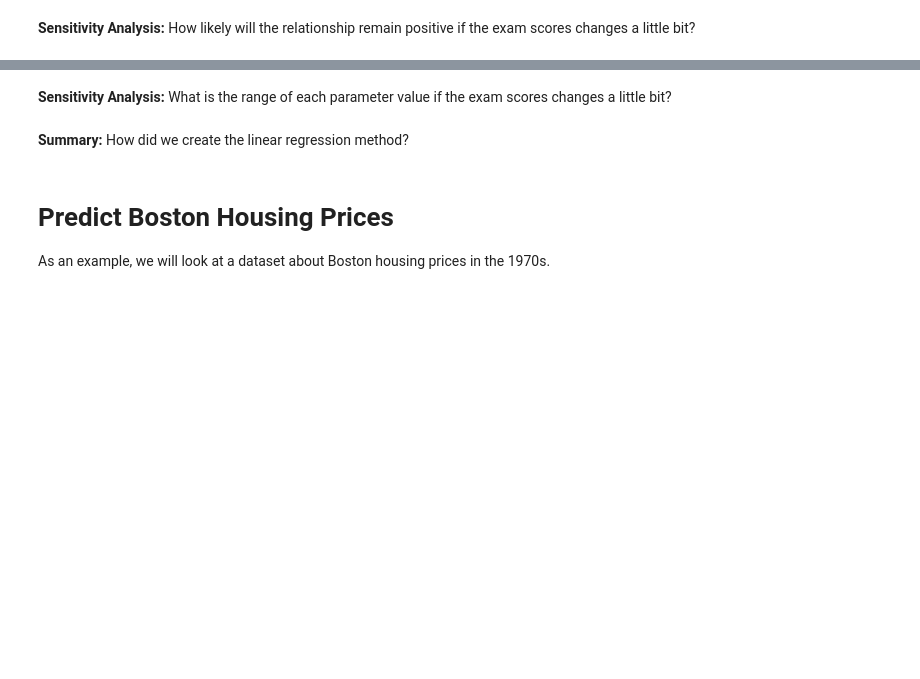
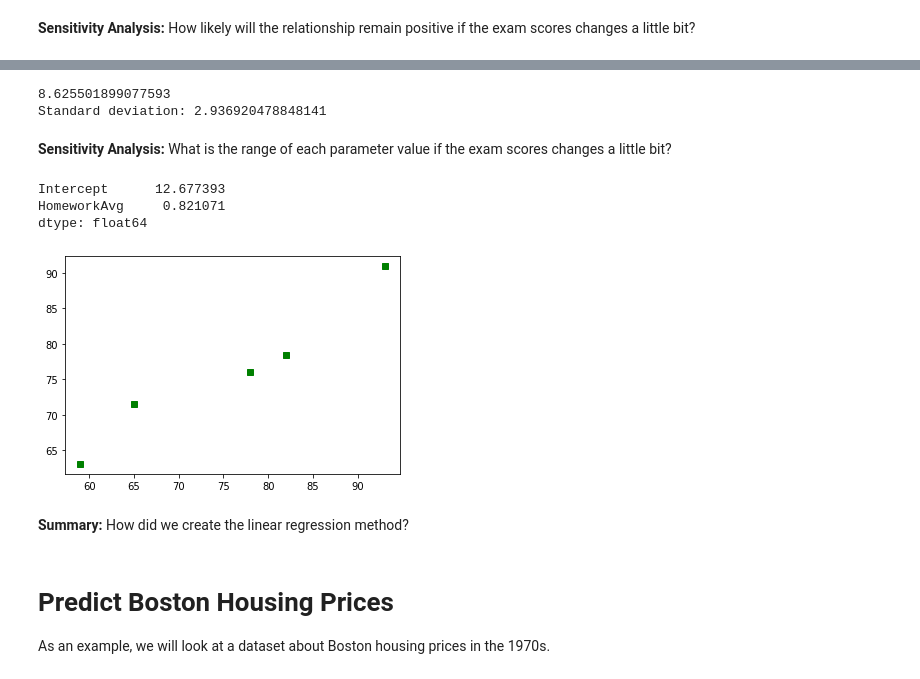
Before and after one commit to LiangZhaoCUNY/Modeling, a Jupyter notebook: Session06_LinearRegression.ipynb, the cells around one changed output, grey strips where cells are left out. Cells and saved outputs as stored; diff of their text form; code cells hidden in the pictures; blank space fills up the shorter version.

```diff
--- a/Session06_LinearRegression.ipynb
+++ b/Session06_LinearRegression.ipynb
@@ -145,5 +251,45 @@ lm.summary()
+# %%
+# Let's say Student 1 took 5 similar tests, and
+# his scores are 70, 68, 75, 74, 69.
+# How can we measure the randomness?
+
+# Student 2 took 5 tests and scores are 90, 60, 75, 89, 62
+
+# variance: average of squares of differences between values and the mean
+# variance = average of (x_i - x_mean) ** 2
+# standard deviation: square root of variance
+
+# For linear regression, let's estimate the variance of the error
+grades = pd.DataFrame({"HomeworkAvg": [65, 78, 93, 59, 82],
+                       "FinalExam": [70, 75, 95, 64, 79]})
+grades["Prediction"] = lm.fittedvalues
+variance = np.var(grades["FinalExam"] - grades["Prediction"])
+std = np.std(grades["FinalExam"] - grades["Prediction"])
+print(variance)
+print("Standard deviation:", std)
+# %% [output]
+8.625501899077593
+Standard deviation: 2.936920478848141
 # %% [markdown]
 **Sensitivity Analysis:** What is the range of each parameter value if the exam scores changes a little bit?
+# %%
+# Let's add some random perturbations to the original datasets.
+new_grades = pd.DataFrame({"HomeworkAvg": [65, 78, 93, 59, 82],
+                       "FinalExam": [70, 75, 95, 64, 79]})
+new_grades['FinalExam'] = new_grades['FinalExam'] + np.random.randn(5) * std
+
+new_lm = smf.ols("FinalExam ~ HomeworkAvg", new_grades).fit()
+new_lm.params
+# %% [output]
+Intercept      12.677393
+HomeworkAvg     0.821071
+dtype: float64
+# %%
+plt.plot(new_grades["HomeworkAvg"], new_grades["FinalExam"], "gs")
+
+plt.show()
+# %% [output]
+[figure, added]
 # %% [markdown]
 **Summary:** How did we create the linear regression method?
 # %% [markdown]
```
Also changed, not shown: parts of 18 cells of this notebook.
